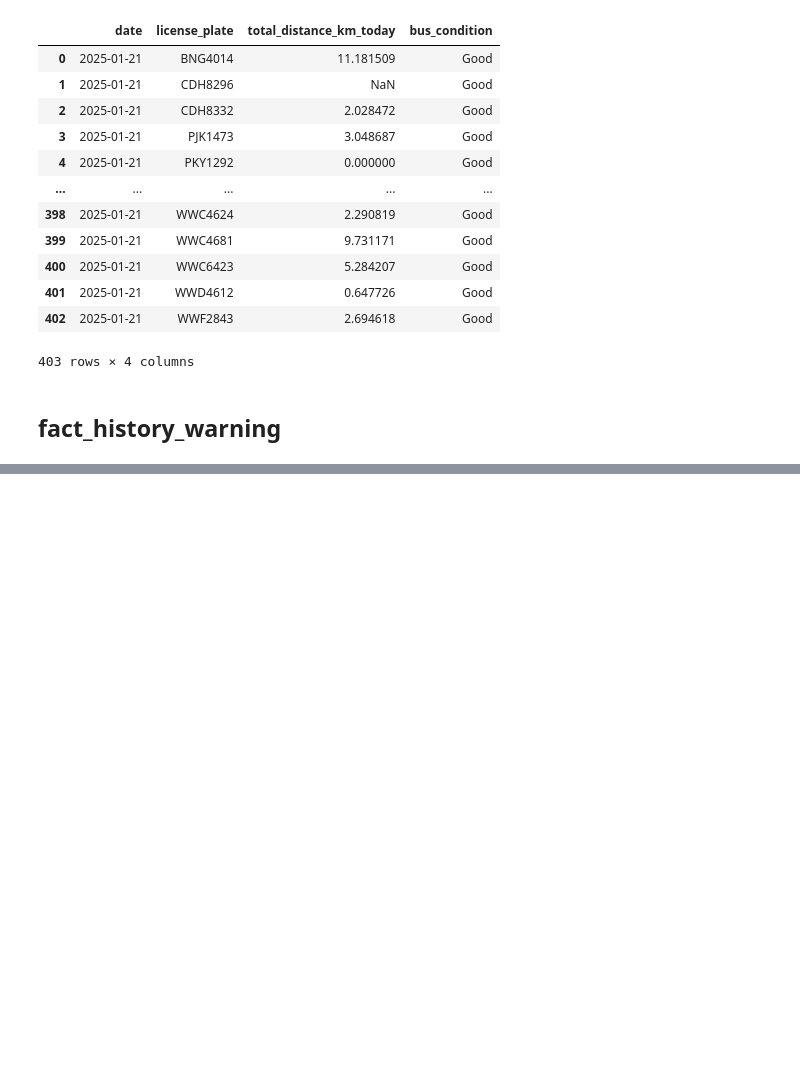
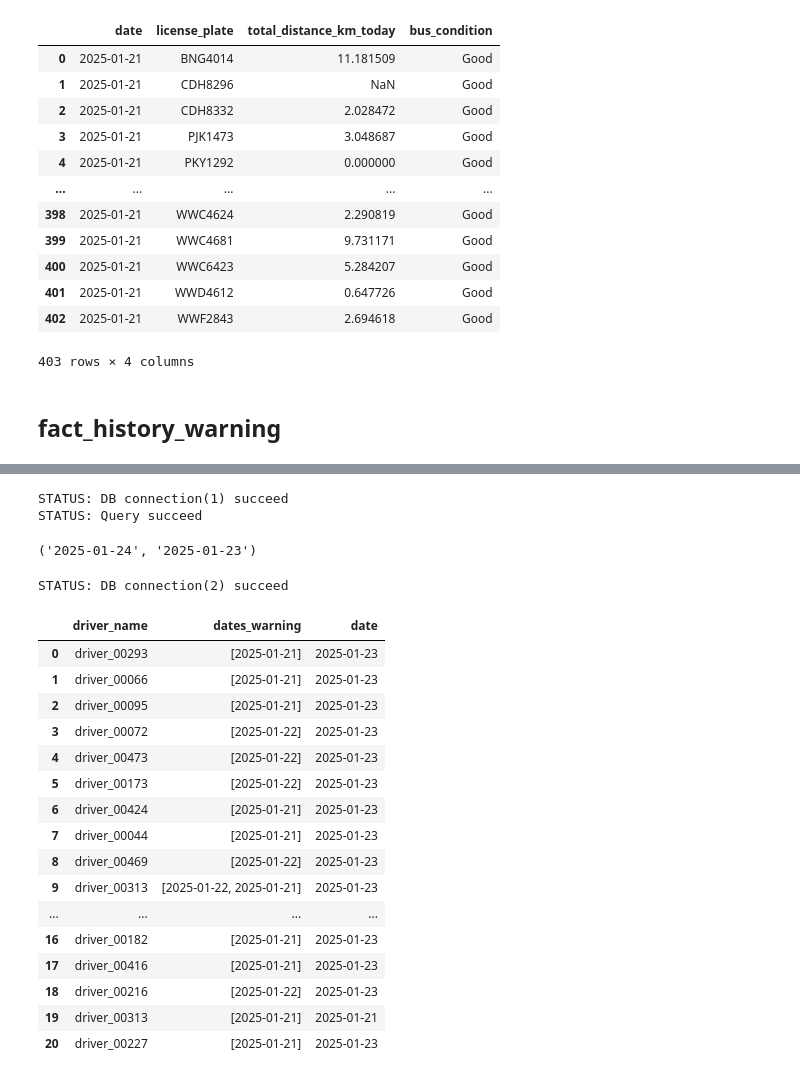
Before and after one commit to ammarsaf/rapid-tracker, a Jupyter notebook: experiment/prasarana.ipynb, the cells around one changed output, grey strips where cells are left out. Cells and saved outputs as stored; diff of their text form; code cells hidden in the pictures; blank space fills up the shorter version.

Commit message:
feat: added fact_history_warning script

```diff
--- a/experiment/prasarana.ipynb
+++ b/experiment/prasarana.ipynb
@@ -532,0 +672,13 @@ STATUS: DB connection(2) succeed
+# %%
+import datetime
+today_date = datetime.datetime.today().date()
+yesterday_date = today_date - datetime.timedelta(days=1)
+# str(yesterday_date.date())
+query_db(query_i.format(query_c, str(today_date), str(yesterday_date)))
+# %% [output]
+STATUS: DB connection(1) succeed
+STATUS: Query succeed
+# %%
+str(today_date), str(yesterday_date)
+# %% [output]
+('2025-01-24', '2025-01-23')
@@ -532,0 +689,24 @@ STATUS: DB connection(2) succeed
+# %%
+# list of current warning on current date
+fetch_db("""SELECT driver_name, dates_warning, MAX(date) as date
+FROM rapidkl.warning_cumulated
+GROUP BY driver_name , dates_warning;""")
+# %% [output]
+STATUS: DB connection(2) succeed
+|  | driver_name | dates_warning | date |
+| 0 | driver_00293 | [2025-01-21] | 2025-01-23 |
+| 1 | driver_00066 | [2025-01-21] | 2025-01-23 |
+| 2 | driver_00095 | [2025-01-21] | 2025-01-23 |
+| 3 | driver_00072 | [2025-01-22] | 2025-01-23 |
+| 4 | driver_00473 | [2025-01-22] | 2025-01-23 |
+| 5 | driver_00173 | [2025-01-22] | 2025-01-23 |
+| 6 | driver_00424 | [2025-01-21] | 2025-01-23 |
+| 7 | driver_00044 | [2025-01-21] | 2025-01-23 |
+| 8 | driver_00469 | [2025-01-22] | 2025-01-23 |
+| 9 | driver_00313 | [2025-01-22, 2025-01-21] | 2025-01-23 |
+| ... | ... | ... | ... |
+| 16 | driver_00182 | [2025-01-21] | 2025-01-23 |
+| 17 | driver_00416 | [2025-01-21] | 2025-01-23 |
+| 18 | driver_00216 | [2025-01-22] | 2025-01-23 |
+| 19 | driver_00313 | [2025-01-21] | 2025-01-21 |
+| 20 | driver_00227 | [2025-01-21] | 2025-01-23 |
```
Also changed, not shown: parts of 13 cells of this notebook, 1 other file.
